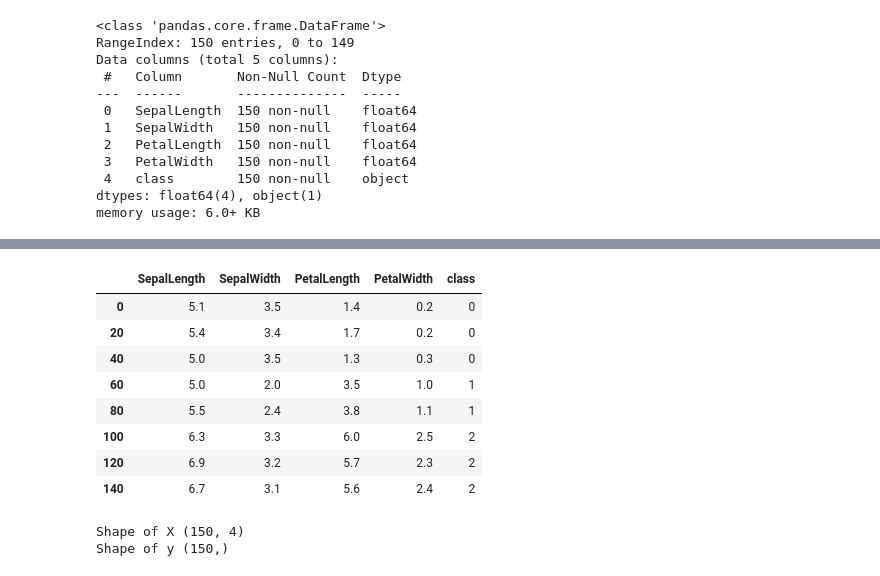
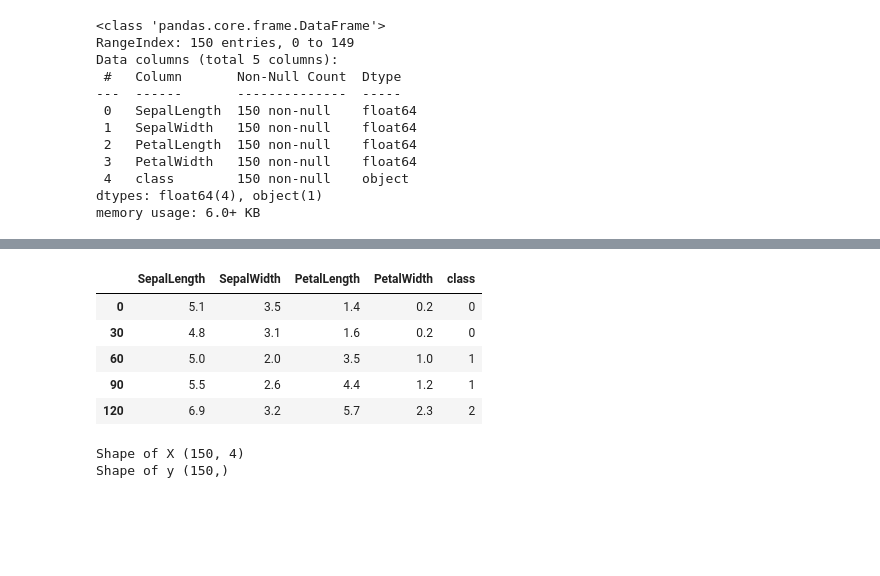
Before and after one commit to medso0018/ExplainML, a Jupyter notebook: notebooks/lime.ipynb, the cells around one changed output, grey strips where cells are left out. Drawn from its saved outputs; the diff is of its cells as text; code cells hidden in the pictures; blank space fills up the shorter version.

```diff
--- a/notebooks/lime.ipynb
+++ b/notebooks/lime.ipynb
@@ -82,21 +79,18 @@ plt.show()
 # %%
 # change name of classes to categorical class with numbers
 dataset.loc[dataset['class'] == 'Iris-setosa','class'] = 0
 dataset.loc[dataset['class'] == 'Iris-versicolor','class'] = 1
 dataset.loc[dataset['class'] == 'Iris-virginica','class'] = 2
 
 # print some examples
-dataset[::20]
+dataset[::30]
 # %% [output]
 |  | SepalLength | SepalWidth | PetalLength | PetalWidth | class |
 | 0 | 5.1 | 3.5 | 1.4 | 0.2 | 0 |
-| 20 | 5.4 | 3.4 | 1.7 | 0.2 | 0 |
-| 40 | 5.0 | 3.5 | 1.3 | 0.3 | 0 |
+| 30 | 4.8 | 3.1 | 1.6 | 0.2 | 0 |
 | 60 | 5.0 | 2.0 | 3.5 | 1.0 | 1 |
-| 80 | 5.5 | 2.4 | 3.8 | 1.1 | 1 |
-| 100 | 6.3 | 3.3 | 6.0 | 2.5 | 2 |
+| 90 | 5.5 | 2.6 | 4.4 | 1.2 | 1 |
 | 120 | 6.9 | 3.2 | 5.7 | 2.3 | 2 |
-| 140 | 6.7 | 3.1 | 5.6 | 2.4 | 2 |
 # %%
 # Converting data to numpy array in order for processing
 X = dataset.iloc[:, 0:4]
```
Also changed, not shown: parts of 12 cells of this notebook.
